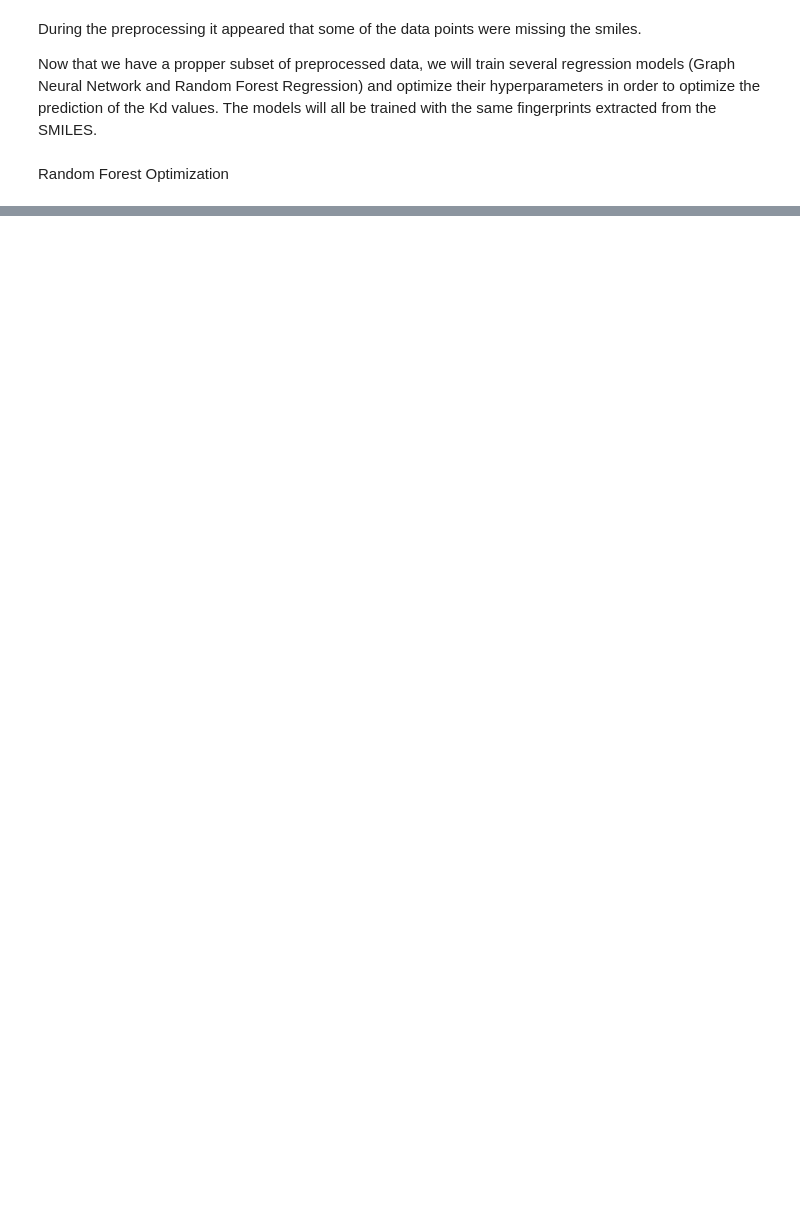
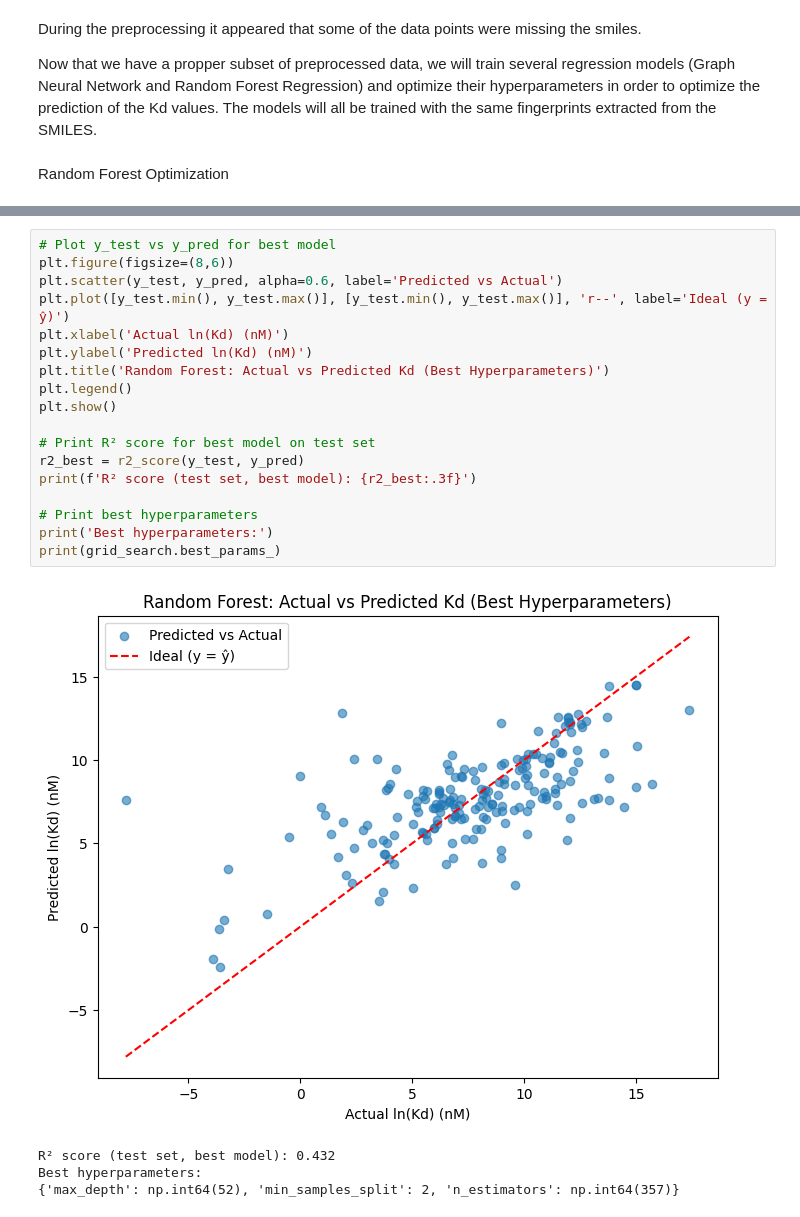
Before and after one commit to julianostermaier/cheminfo_project, a Jupyter notebook: tests.ipynb, the cells around one changed output, grey strips where cells are left out. Cells and saved outputs as stored; diff of their text form; blank space fills up the shorter version.

```diff
--- a/tests.ipynb
+++ b/tests.ipynb
@@ -251 +319,24 @@ KeyboardInterrupt:
+# %%
+# Plot y_test vs y_pred for best model
+plt.figure(figsize=(8,6))
+plt.scatter(y_test, y_pred, alpha=0.6, label='Predicted vs Actual')
+plt.plot([y_test.min(), y_test.max()], [y_test.min(), y_test.max()], 'r--', label='Ideal (y = ŷ)')
+plt.xlabel('Actual ln(Kd) (nM)')
+plt.ylabel('Predicted ln(Kd) (nM)')
+plt.title('Random Forest: Actual vs Predicted Kd (Best Hyperparameters)')
+plt.legend()
+plt.show()
+
+# Print R² score for best model on test set
+r2_best = r2_score(y_test, y_pred)
+print(f'R² score (test set, best model): {r2_best:.3f}')
+
+# Print best hyperparameters
+print('Best hyperparameters:')
+print(grid_search.best_params_)
+# %% [output]
+[figure, added]
+R² score (test set, best model): 0.432
+Best hyperparameters:
+{'max_depth': np.int64(52), 'min_samples_split': 2, 'n_estimators': np.int64(357)}
 # %%
```
Also changed, not shown: parts of 6 cells of this notebook, 6 other files.
